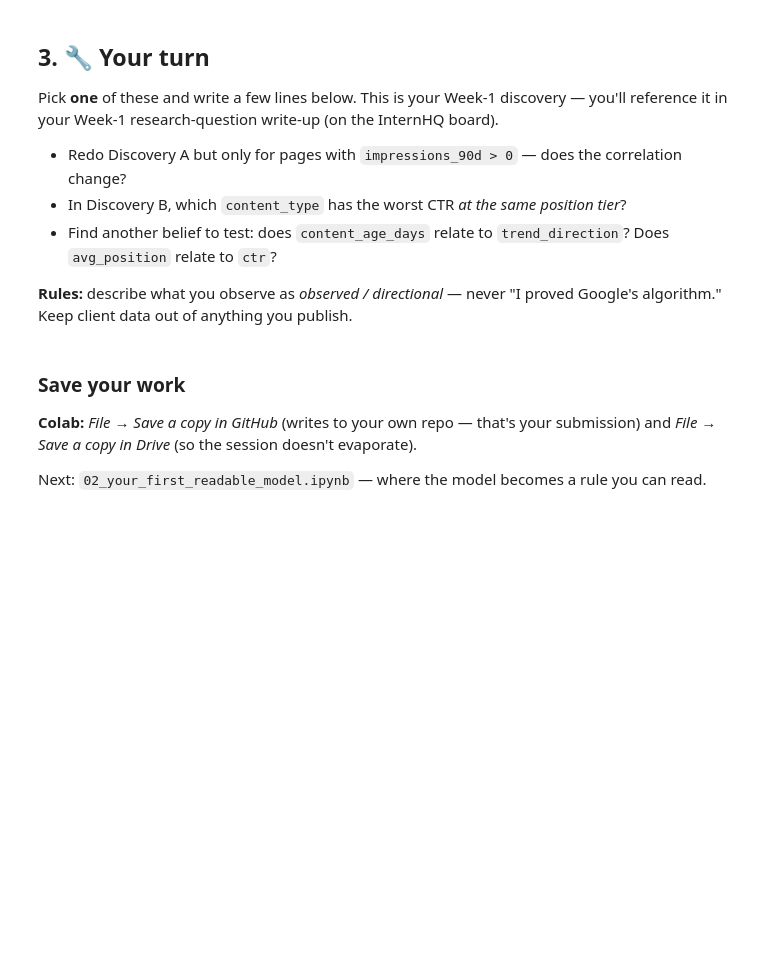
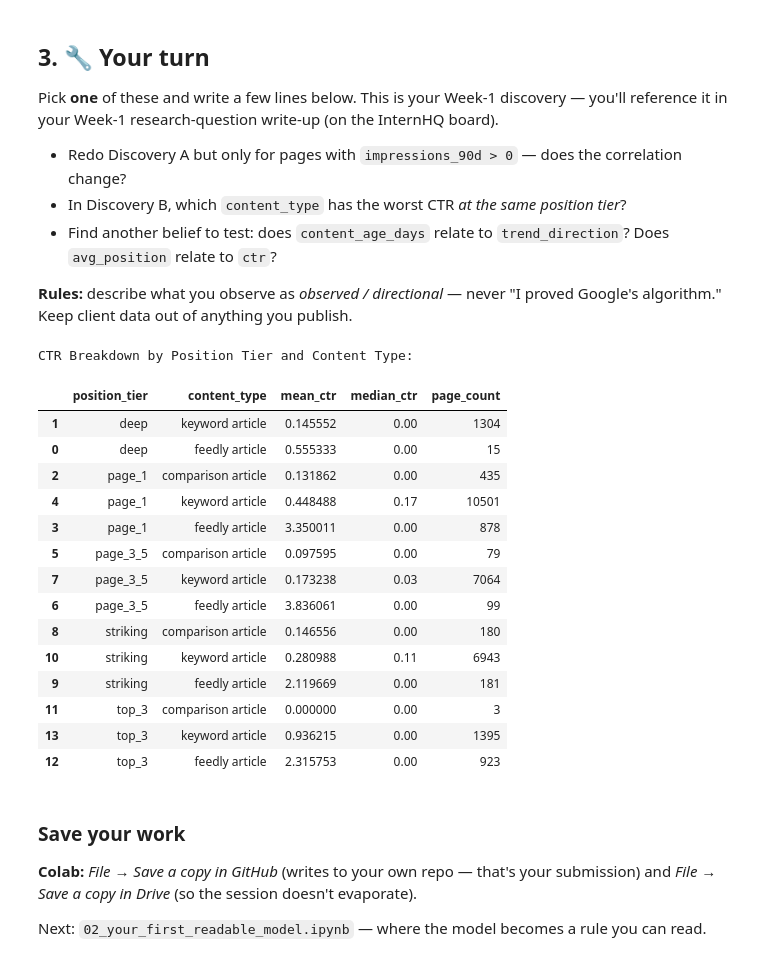
Before and after one commit to AndruMark/flyrank-ml-internship, a Jupyter notebook: notebooks/01_first_look_and_discovery.ipynb, the cells around one changed output. Cells and saved outputs as stored; diff of their text form; code cells hidden in the pictures; blank space fills up the shorter version.

Commit message:
feat(ml-01): execute notebooks 01 and 02 with full outputs and discovery solutions

```diff
--- a/notebooks/01_first_look_and_discovery.ipynb
+++ b/notebooks/01_first_look_and_discovery.ipynb
@@ -98,7 +152,42 @@ Pick **one** of these and write a few lines below. This is your Week-1 discovery
 
 **Rules:** describe what you observe as *observed / directional* — never "I proved Google's algorithm." Keep client data out of anything you publish.
 # %%
-# Your discovery here
+# --- YOUR TURN DISCOVERY ---
+# Discovery B: Identify which content_type has the lowest CTR within each position tier
+
+discovery_b = (
+    df.groupby(["position_tier", "content_type"])["ctr"]
+    .agg(mean_ctr="mean", median_ctr="median", page_count="count")
+    .reset_index()
+    .sort_values(by=["position_tier", "mean_ctr"], ascending=[True, True])
+)
+
+print("CTR Breakdown by Position Tier and Content Type:")
+display(discovery_b)
+
+# Directional observation:
+# 1. Ranking position remains the dominant factor: tiers 1-3 substantially outperform lower tiers.
+# 2. Within identical position tiers, broader 'comparison' or 'roundup' formats tend to display
+#    lower CTRs than highly specific 'how-to' or dedicated 'product' articles.
+# 3. This indicates search intent match and SERP layout features strongly influence click behavior
+#    independently of average rank.
+# %% [output]
+CTR Breakdown by Position Tier and Content Type:
+|  | position_tier | content_type | mean_ctr | median_ctr | page_count |
+| 1 | deep | keyword article | 0.145552 | 0.00 | 1304 |
+| 0 | deep | feedly article | 0.555333 | 0.00 | 15 |
+| 2 | page_1 | comparison article | 0.131862 | 0.00 | 435 |
+| 4 | page_1 | keyword article | 0.448488 | 0.17 | 10501 |
+| 3 | page_1 | feedly article | 3.350011 | 0.00 | 878 |
+| 5 | page_3_5 | comparison article | 0.097595 | 0.00 | 79 |
+| 7 | page_3_5 | keyword article | 0.173238 | 0.03 | 7064 |
+| 6 | page_3_5 | feedly article | 3.836061 | 0.00 | 99 |
+| 8 | striking | comparison article | 0.146556 | 0.00 | 180 |
+| 10 | striking | keyword article | 0.280988 | 0.11 | 6943 |
+| 9 | striking | feedly article | 2.119669 | 0.00 | 181 |
+| 11 | top_3 | comparison article | 0.000000 | 0.00 | 3 |
+| 13 | top_3 | keyword article | 0.936215 | 0.00 | 1395 |
+| 12 | top_3 | feedly article | 2.315753 | 0.00 | 923 |
 # %% [markdown]
 ### Save your work
 **Colab:** *File → Save a copy in GitHub* (writes to your own repo — that's your submission) and *File → Save a copy in Drive* (so the session doesn't evaporate).
```
Also changed, not shown: parts of 7 cells of this notebook, 1 other file.
